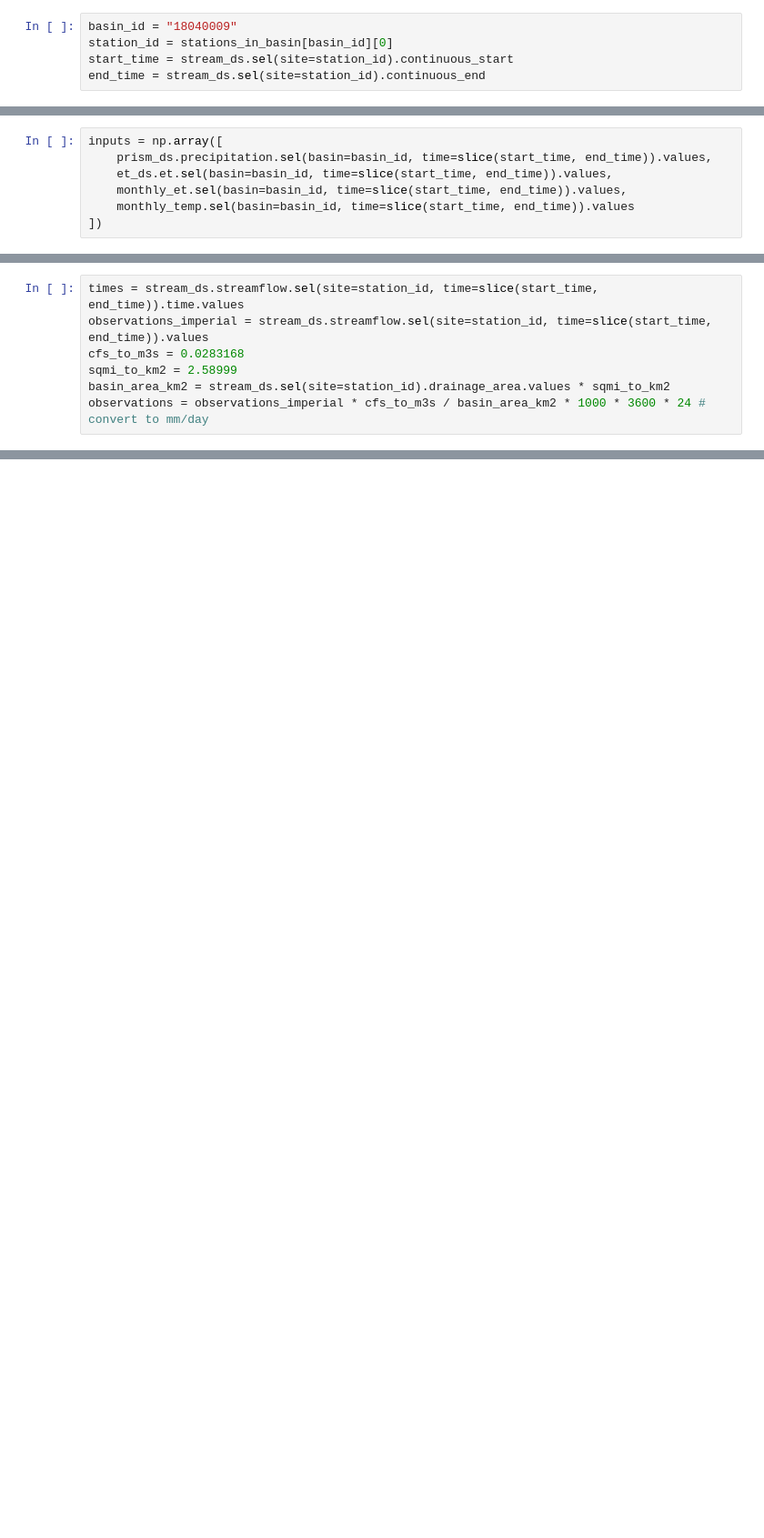
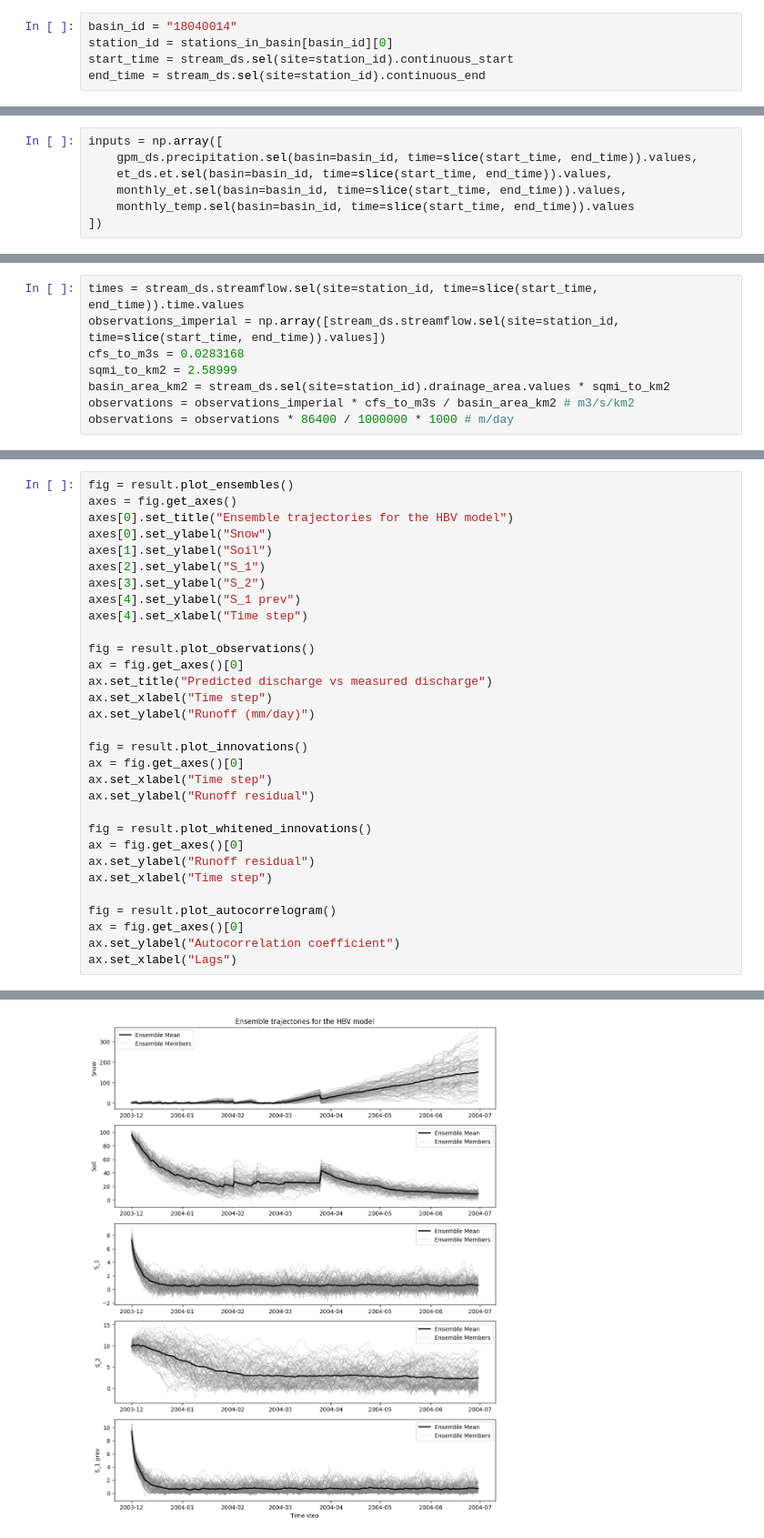
Before and after one commit to Felix-Schwer/rainfall_kf, a Jupyter notebook: notebooks/Run_HBVEDU_SJV_Colab.ipynb, the cells around one changed output, grey strips where cells are left out. Shown at 91% size. Drawn from its saved outputs; the diff is of its cells as text; blank space fills up the shorter version.

Commit message:
Add correction transition and observation functions

```diff
--- a/notebooks/Run_HBVEDU_SJV_Colab.ipynb
+++ b/notebooks/Run_HBVEDU_SJV_Colab.ipynb
@@ -76,5 +70,5 @@ Error:
 # %%
-basin_id = "18040009"
+basin_id = "18040014"
 station_id = stations_in_basin[basin_id][0]
 start_time = stream_ds.sel(site=station_id).continuous_start
 end_time = stream_ds.sel(site=station_id).continuous_end
@@ -83,6 +75,6 @@ Error:
 # %%
 inputs = np.array([
-    prism_ds.precipitation.sel(basin=basin_id, time=slice(start_time, end_time)).values,
+    gpm_ds.precipitation.sel(basin=basin_id, time=slice(start_time, end_time)).values,
     et_ds.et.sel(basin=basin_id, time=slice(start_time, end_time)).values,
     monthly_et.sel(basin=basin_id, time=slice(start_time, end_time)).values,
     monthly_temp.sel(basin=basin_id, time=slice(start_time, end_time)).values
@@ -93,7 +82,8 @@ Error:
 # %%
 times = stream_ds.streamflow.sel(site=station_id, time=slice(start_time, end_time)).time.values
-observations_imperial = stream_ds.streamflow.sel(site=station_id, time=slice(start_time, end_time)).values
+observations_imperial = np.array([stream_ds.streamflow.sel(site=station_id, time=slice(start_time, end_time)).values])
 cfs_to_m3s = 0.0283168
 sqmi_to_km2 = 2.58999
 basin_area_km2 = stream_ds.sel(site=station_id).drainage_area.values * sqmi_to_km2
-observations = observations_imperial * cfs_to_m3s / basin_area_km2 * 1000 * 3600 * 24 # convert to mm/day
+observations = observations_imperial * cfs_to_m3s / basin_area_km2 # m3/s/km2
+observations = observations * 86400 / 1000000 * 1000 # m/day
@@ -142,0 +123,32 @@ Error:
+# %%
+fig = result.plot_ensembles()
+axes = fig.get_axes()
+axes[0].set_title("Ensemble trajectories for the HBV model")
+axes[0].set_ylabel("Snow")
+axes[1].set_ylabel("Soil")
+axes[2].set_ylabel("S_1")
+axes[3].set_ylabel("S_2")
+axes[4].set_ylabel("S_1 prev")
+axes[4].set_xlabel("Time step")
+
+fig = result.plot_observations()
+ax = fig.get_axes()[0]
+ax.set_title("Predicted discharge vs measured discharge")
+ax.set_xlabel("Time step")
+ax.set_ylabel("Runoff (mm/day)")
+
+fig = result.plot_innovations()
+ax = fig.get_axes()[0]
+ax.set_xlabel("Time step")
+ax.set_ylabel("Runoff residual")
+
+fig = result.plot_whitened_innovations()
+ax = fig.get_axes()[0]
+ax.set_ylabel("Runoff residual")
+ax.set_xlabel("Time step")
+
+fig = result.plot_autocorrelogram()
+ax = fig.get_axes()[0]
+ax.set_ylabel("Autocorrelation coefficient")
+ax.set_xlabel("Lags")
+# %% [output]
@@ -142,0 +156 @@ Error:
+[figure, added]
```
Also changed, not shown: parts of 12 cells of this notebook, 2 other files.
